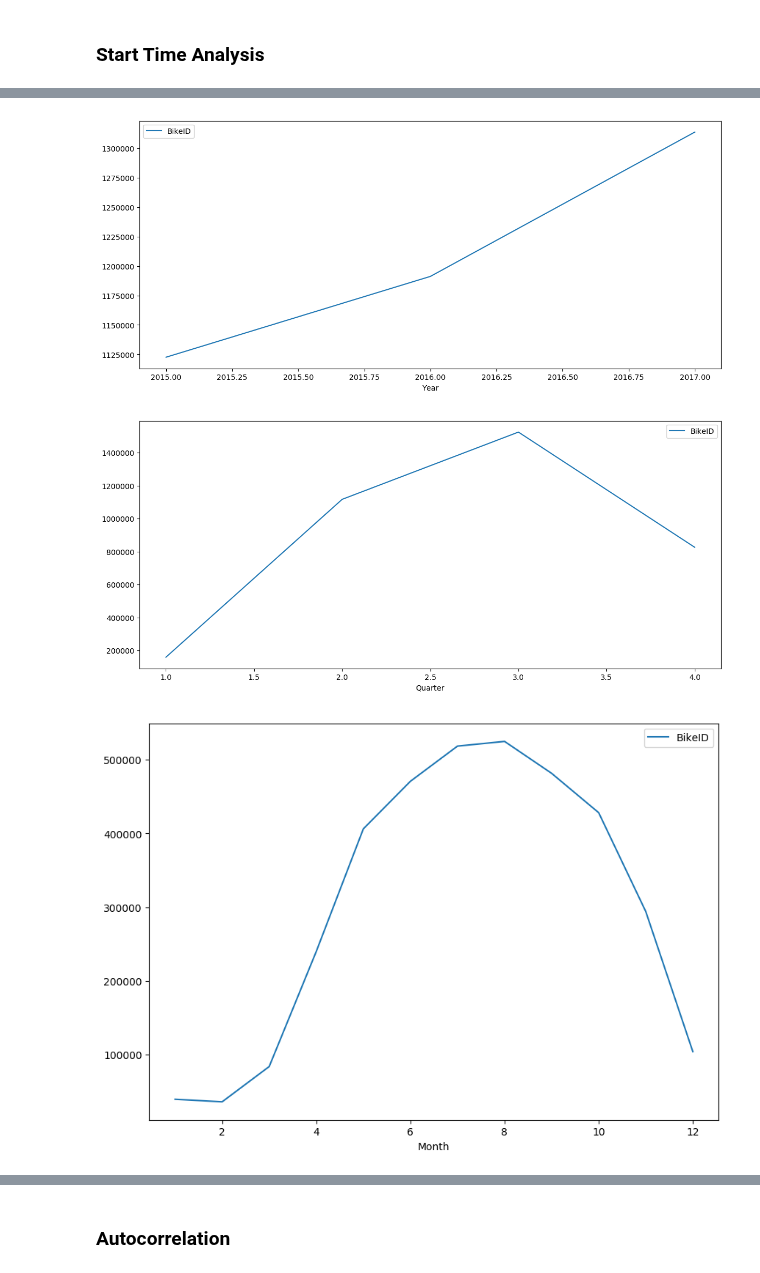
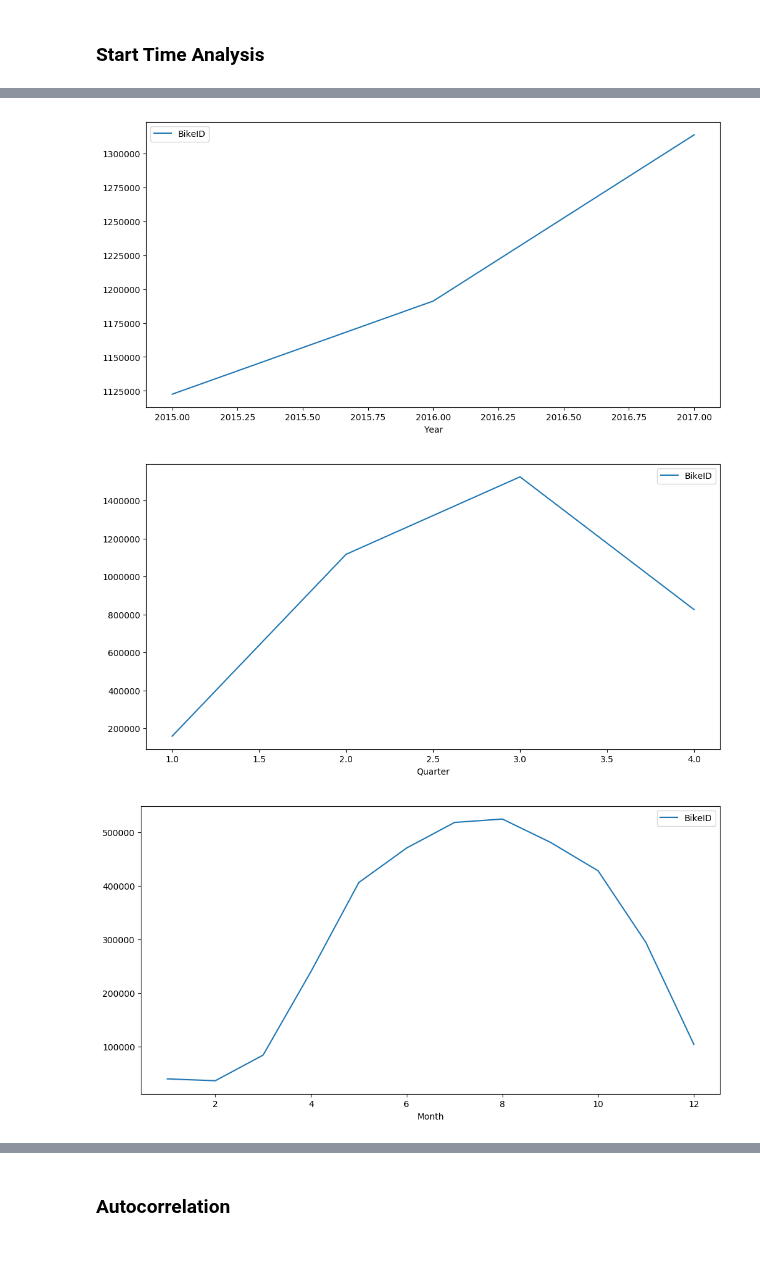
Before and after one commit to cneiderer/Class_Projects, a Jupyter notebook: Project5/Modeling.ipynb, the cells around one changed output, grey strips where cells are left out. Saved outputs shown, nothing was run; the diff lists cells and outputs as text; code cells hidden in the pictures.

```diff
--- a/Project5/Modeling.ipynb
+++ b/Project5/Modeling.ipynb
@@ -266,21 +281,21 @@ start_df.head()
 # %%
 # Rides per Year
 pt_year = start_df.pivot_table(index="Year", values="BikeID", aggfunc="count")
-pt_year.plot(figsize=(14,6));
+pt_year.plot(figsize=(12,6));
 # %% [output]
-[figure, old version]
+[figure, new version]
 # %%
 # Rides per Quarter
 pt_quarter = start_df.pivot_table(index="Quarter", values="BikeID", aggfunc="count")
-pt_quarter.plot(figsize=(14,6));
+pt_quarter.plot(figsize=(12,6));
 # %% [output]
-[figure, old version]
+[figure, new version]
 # %%
 # Rides per Month
 pt_month = start_df.pivot_table(index="Month", values="BikeID", aggfunc="count")
-pt_month.plot(figsize=(10,7));
+pt_month.plot(figsize=(12,6));
 # %% [output]
-[figure, old version]
+[figure, new version]
 # %%
 # Rides per Week
 pt_week = start_df.pivot_table(index="Week", values="BikeID", aggfunc="count")
```
Also changed, not shown: parts of 50 cells of this notebook, 1 other file.
